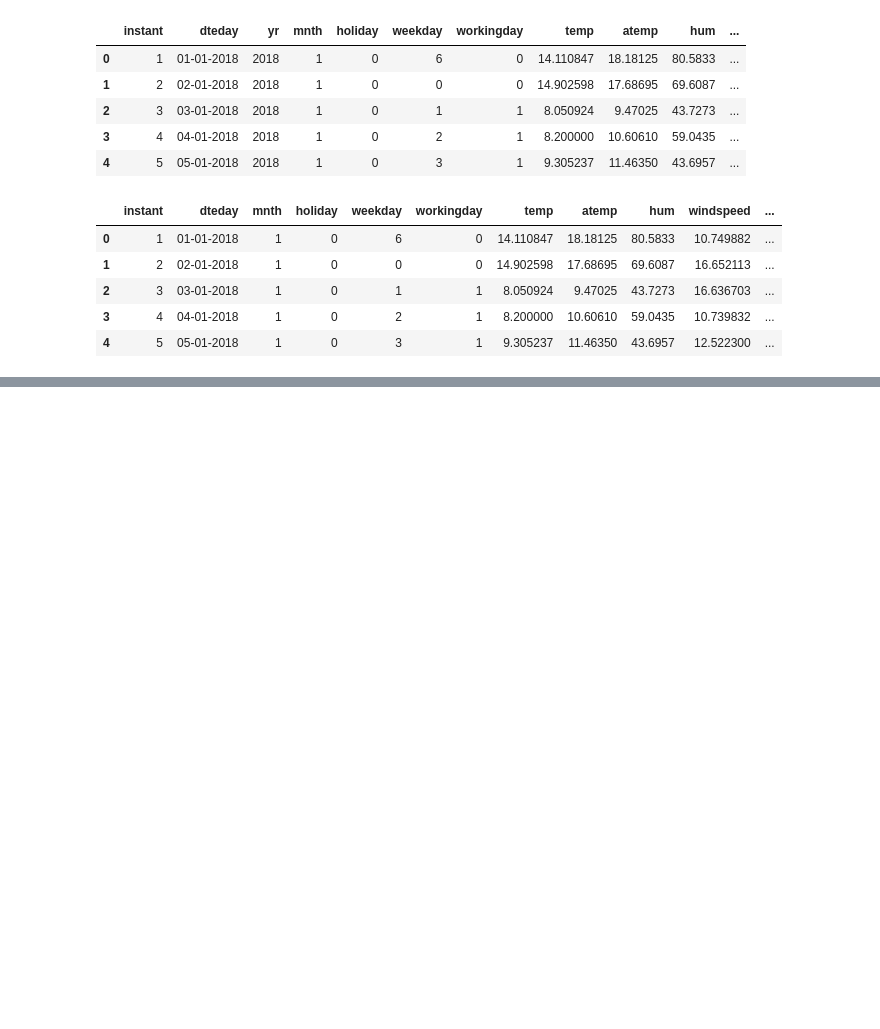
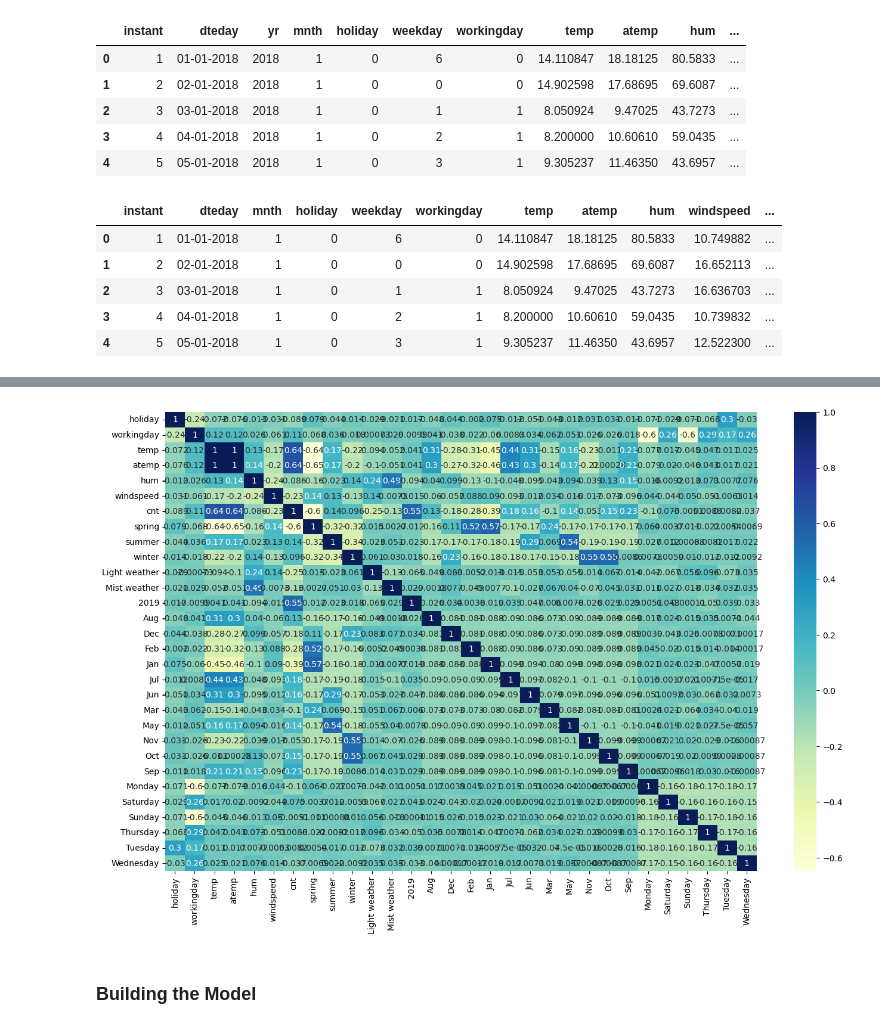
Before and after one commit to mohakp/bikeDemandLinReg, a Jupyter notebook: Mohak Purushottam Pingle.ipynb, the cells around one changed output, grey strips where cells are left out. Cells and saved outputs as stored; diff of their text form; code cells hidden in the pictures; blank space fills up the shorter version.

Commit message:
Built the model
split the data, scaled it, used RFE and then dropped
few columns as well.

```diff
--- a/Mohak Purushottam Pingle.ipynb
+++ b/Mohak Purushottam Pingle.ipynb
@@ -248,0 +341,17 @@ day.head()
+# %%
+# Creating dummy vars for weekday
+# dropping a redundant dummy var
+weekday_map = {
+       0: 'Monday',
+       1: 'Tuesday',
+       2: 'Wednesday',
+       3: 'Thursday',
+       4: 'Friday',
+       5: 'Saturday',
+       6: 'Sunday'
+   }
+day['weekday'] = day['weekday'].map(weekday_map)
+weekday = pd.get_dummies(day['weekday'], dtype=int, drop_first=True)
+day = pd.concat([day, weekday], axis=1)
+day = day.drop(columns=['weekday'],axis=1)
+day.head()
@@ -248,0 +366,4 @@ day.head()
+# %%
+#dropping dteday and instant columns as they will not contribute much in model building
+day = day.drop(columns=['instant','dteday'],axis=1)
+day.head()
@@ -248,0 +380,5 @@ day.head()
+# %%
+# Splitting the data into training dataset and test dataset
+df_train, df_test = train_test_split(day, train_size=0.7,random_state=42)
+print(df_train.shape)
+print(df_test.shape)
@@ -248,0 +390,11 @@ day.head()
+# %%
+# Create an object of MinMaxScalar
+scalar = MinMaxScaler()
+# non num columns are already dropped so taking the train set as it is
+
+#There will be 3 methods in sklearn MinMaxScalar
+# 1. fit() - Learns Xmin and Xmax
+# 2. transform() - Calculates (X-Xmin)/(Xmax - Xmin)
+# 3. fit_transform() - Does both calculations
+df_train = pd.DataFrame(scalar.fit_transform(df_train),columns=df_train.columns)
+df_train.head()
@@ -248,0 +422,9 @@ day.head()
+# %%
+#HeatMap
+plt.figure(figsize=(16,10))
+sns.heatmap(df_train.corr(),annot=True, cmap='YlGnBu')
+plt.show()
+# %% [output]
+[figure, added]
+# %% [markdown]
+### Building the Model
```
Also changed, not shown: parts of 45 cells of this notebook.
